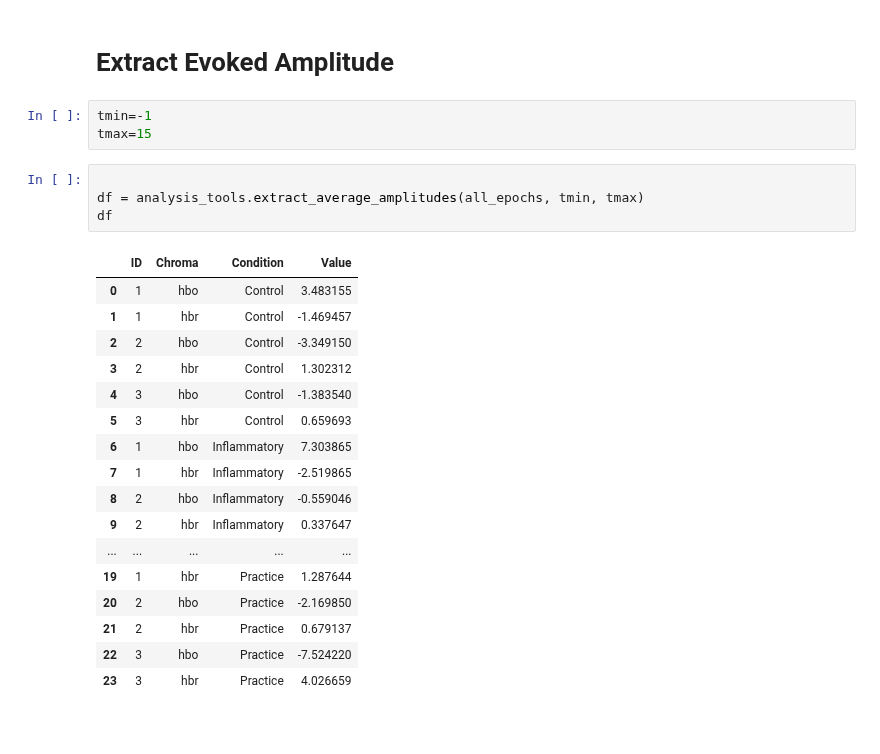
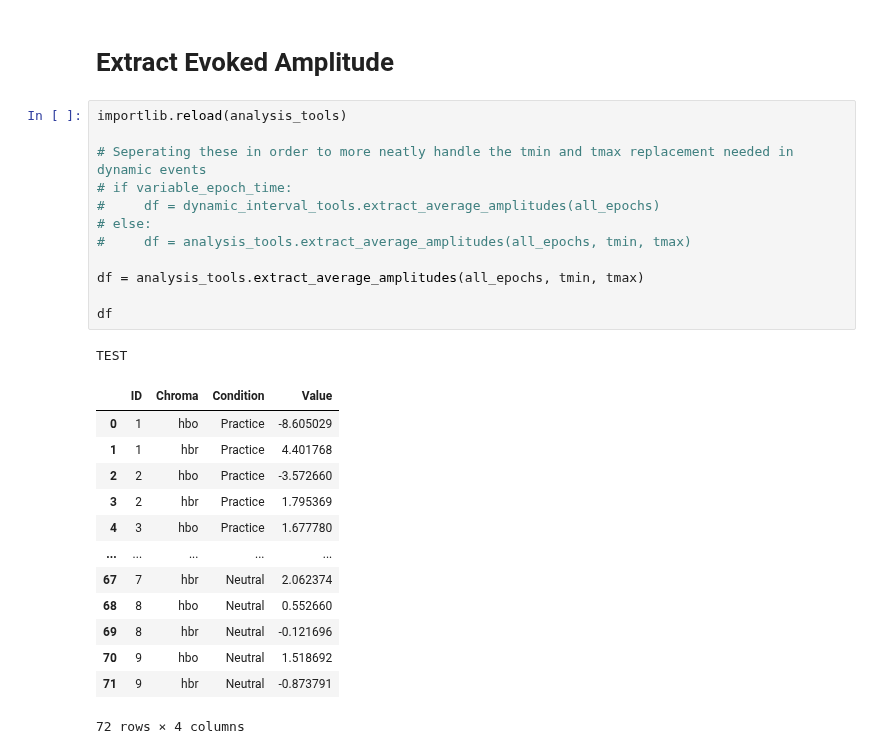
Before and after one commit to nolanrbrady/fNIRs-data-pipeline, a Jupyter notebook: python/Chatbot-python-pipeline.ipynb, the cells around one changed output. Saved outputs shown, nothing was run; the diff lists cells and outputs as text; blank space fills up the shorter version.

Commit message:
Extract avg amplitutdes working with both dynamic and block designs

```diff
--- a/python/Chatbot-python-pipeline.ipynb
+++ b/python/Chatbot-python-pipeline.ipynb
@@ -147,28 +202,30 @@ defaultdict(list,
 # %% [markdown]
 # Extract Evoked Amplitude
-# %%
-tmin=-1
-tmax=15
 # %%
+importlib.reload(analysis_tools)
+
+# Seperating these in order to more neatly handle the tmin and tmax replacement needed in dynamic events
+# if variable_epoch_time:
+#     df = dynamic_interval_tools.extract_average_amplitudes(all_epochs)
+# else:
+#     df = analysis_tools.extract_average_amplitudes(all_epochs, tmin, tmax)
 
 df = analysis_tools.extract_average_amplitudes(all_epochs, tmin, tmax)
+
 df
 # %% [output]
+TEST
 |  | ID | Chroma | Condition | Value |
-| 0 | 1 | hbo | Control | 3.483155 |
-| 1 | 1 | hbr | Control | -1.469457 |
-| 2 | 2 | hbo | Control | -3.349150 |
-| 3 | 2 | hbr | Control | 1.302312 |
-| 4 | 3 | hbo | Control | -1.383540 |
-| 5 | 3 | hbr | Control | 0.659693 |
-| 6 | 1 | hbo | Inflammatory | 7.303865 |
-| 7 | 1 | hbr | Inflammatory | -2.519865 |
-| 8 | 2 | hbo | Inflammatory | -0.559046 |
-| 9 | 2 | hbr | Inflammatory | 0.337647 |
+| 0 | 1 | hbo | Practice | -8.605029 |
+| 1 | 1 | hbr | Practice | 4.401768 |
+| 2 | 2 | hbo | Practice | -3.572660 |
+| 3 | 2 | hbr | Practice | 1.795369 |
+| 4 | 3 | hbo | Practice | 1.677780 |
 | ... | ... | ... | ... | ... |
-| 19 | 1 | hbr | Practice | 1.287644 |
-| 20 | 2 | hbo | Practice | -2.169850 |
-| 21 | 2 | hbr | Practice | 0.679137 |
-| 22 | 3 | hbo | Practice | -7.524220 |
-| 23 | 3 | hbr | Practice | 4.026659 |
+| 67 | 7 | hbr | Neutral | 2.062374 |
+| 68 | 8 | hbo | Neutral | 0.552660 |
+| 69 | 8 | hbr | Neutral | -0.121696 |
+| 70 | 9 | hbo | Neutral | 1.518692 |
+| 71 | 9 | hbr | Neutral | -0.873791 |
+72 rows × 4 columns
 # %%
```
Also changed, not shown: parts of 12 cells of this notebook, 2 other files.
